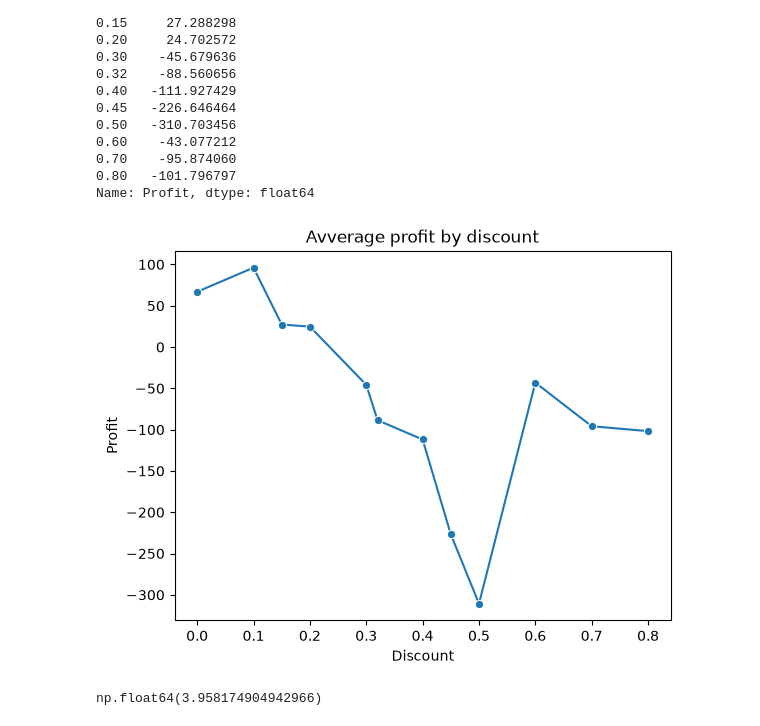
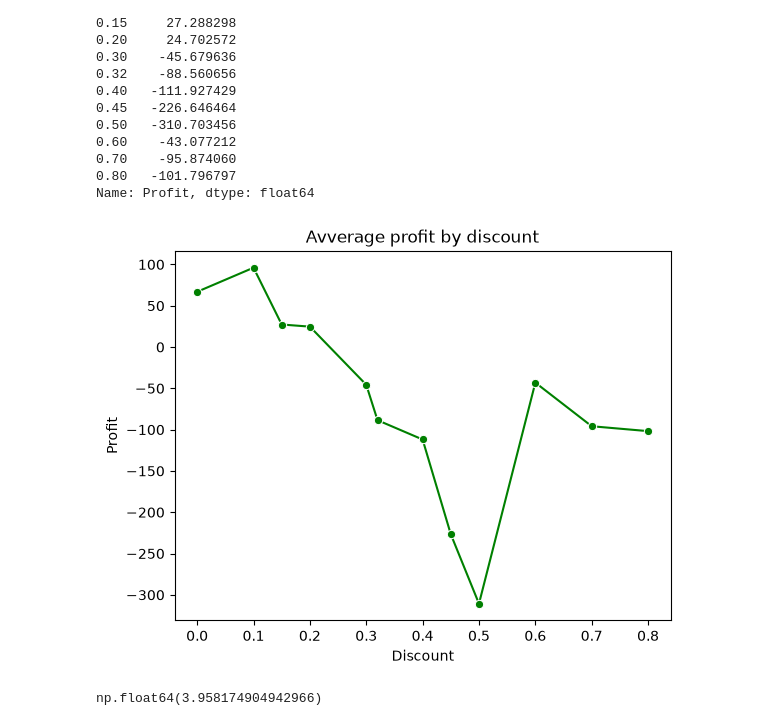
Before and after one commit to vaishnaviniwalkar/Superstore_Sales_Analysis, a Jupyter notebook: notebook/analysis.ipynb, the cells around one changed output. Cells and saved outputs as stored; diff of their text form; code cells hidden in the pictures.

Commit message:
yearly sales nd profit analysed

```diff
--- a/notebook/analysis.ipynb
+++ b/notebook/analysis.ipynb
@@ -505,11 +505,11 @@ Discount
 0.80   -101.796797
 Name: Profit, dtype: float64
 # %%
-sns.lineplot(x='Discount', y='Profit', data=discount_profit.reset_index(), marker='o')
+sns.lineplot(x='Discount', y='Profit', data=discount_profit.reset_index(), marker='o', color='g')
 plt.title('Avverage profit by discount')
 plt.show()
 # %% [output]
-[figure, old version]
+[figure, new version]
 # %%
 df['Shipping days'].mean()
 # %% [output]
```
Also changed, not shown: parts of 7 cells of this notebook.
